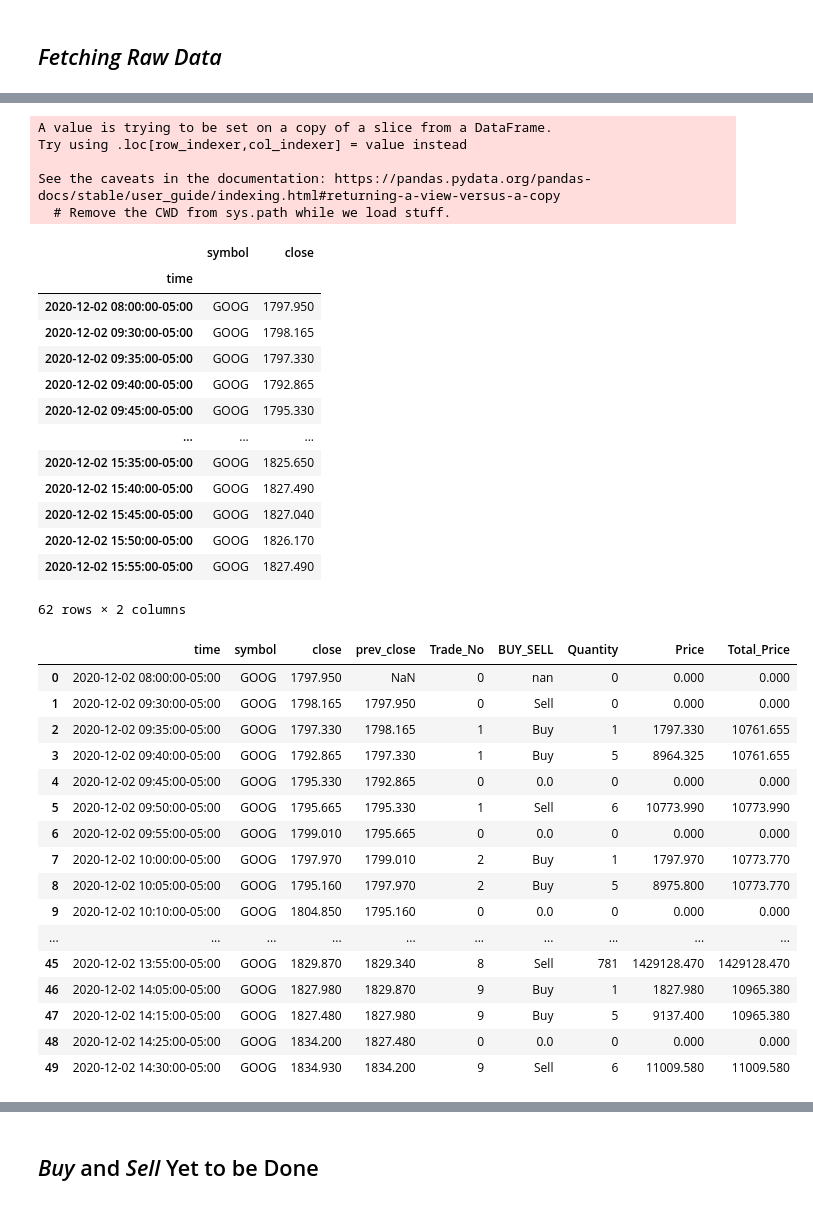
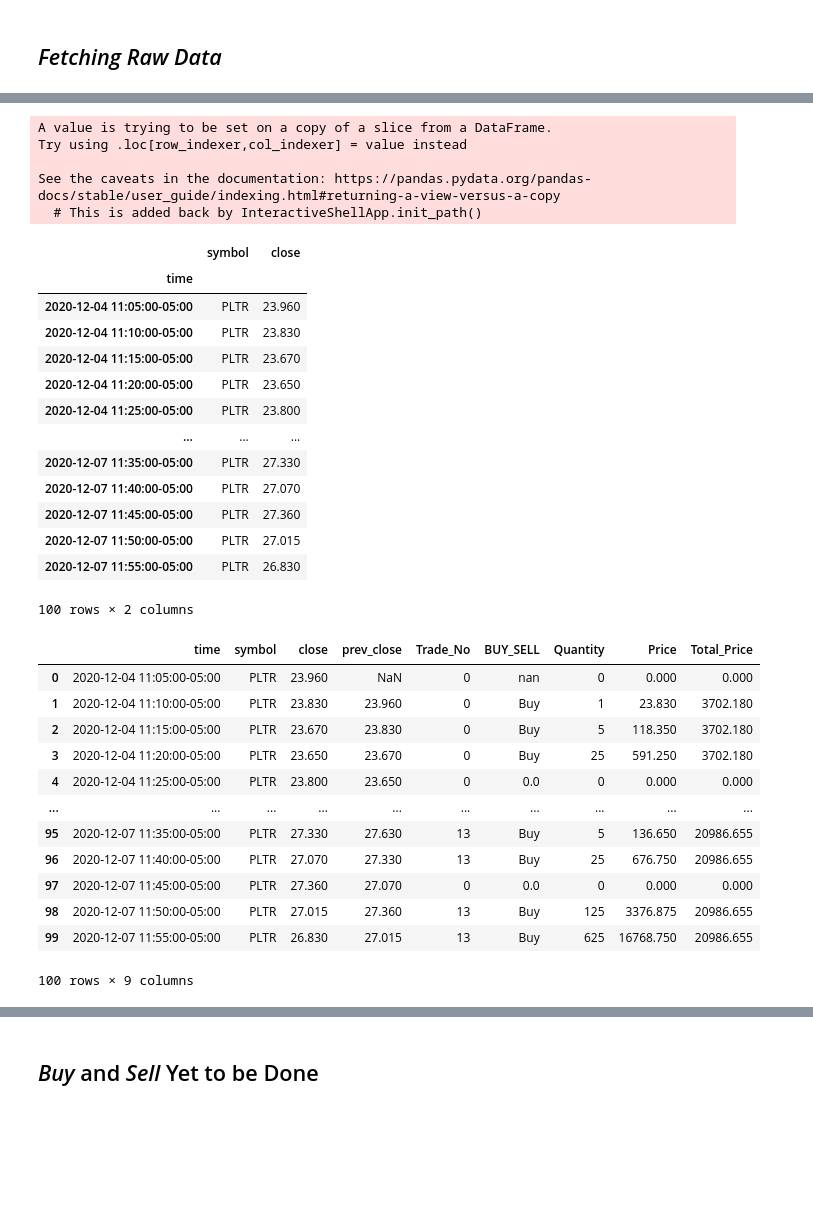
Before and after one commit to VinGit-droid/Martingale, a Jupyter notebook: Martingale.ipynb, the cells around one changed output, grey strips where cells are left out. Cells and saved outputs as stored; diff of their text form; code cells hidden in the pictures; blank space fills up the shorter version.

```diff
--- a/Martingale.ipynb
+++ b/Martingale.ipynb
@@ -154,10 +174,12 @@ def phase_2(test):
 #'NIO','GPS','UPRO'
 from datetime import timedelta
 #df['enddate'] = pd.to_datetime(df['enddate']) - timedelta(hours=3)
-NY = 'America/New_York'
+NY = 'America/Chicago'
 
 start = pd.Timestamp.now(tz=NY).isoformat()
-start = pd.to_datetime(start) - timedelta(minutes=15)
-start = start.isoformat()
+start = pd.Timestamp('2020-12-7 08:30', tz='America/Denver')
+
+#start = pd.to_datetime(start) - timedelta(minutes=15)
+#start = start.isoformat()
 start
 # %% [output]
@@ -165,14 +187,15 @@ start
 # %%
-NY = 'America/New_York'
-start=pd.Timestamp('2020-12-02', tz=NY).isoformat()
+#@title Default title text
+NY = 'America/Chicago'
+#start=pd.Timestamp('2020-12-02', tz=NY).isoformat()
 #start=pd.Timestamp.now(tz=NY).isoformat()
 
 end=pd.Timestamp('2020-12-30', tz=NY).isoformat()
-barset = api.get_barset('GOOG', '5Min',start=start, end=end).df
+barset = api.get_barset('PLTR', '5Min',start=start, end=end).df
 #barset = api.get_barset('GPS', '5Min', limit=3).df
 
-test = barset['GOOG']
-test['symbol'] = 'GOOG'
+test = barset['PLTR']
+test['symbol'] = 'PLTR'
 test = test[['symbol','close']]
 test
 # %% [output]
@@ -180,39 +203,35 @@ A value is trying to be set on a copy of a slice from a DataFrame.
 Try using .loc[row_indexer,col_indexer] = value instead
 
 See the caveats in the documentation: https://pandas.pydata.org/pandas-docs/stable/user_guide/indexing.html#returning-a-view-versus-a-copy
-  # Remove the CWD from sys.path while we load stuff.
+  # This is added back by InteractiveShellApp.init_path()
 |  | symbol | close |
 | time |  |  |
-| 2020-12-02 08:00:00-05:00 | GOOG | 1797.950 |
-| 2020-12-02 09:30:00-05:00 | GOOG | 1798.165 |
-| 2020-12-02 09:35:00-05:00 | GOOG | 1797.330 |
-| 2020-12-02 09:40:00-05:00 | GOOG | 1792.865 |
-| 2020-12-02 09:45:00-05:00 | GOOG | 1795.330 |
+| 2020-12-04 11:05:00-05:00 | PLTR | 23.960 |
+| 2020-12-04 11:10:00-05:00 | PLTR | 23.830 |
+| 2020-12-04 11:15:00-05:00 | PLTR | 23.670 |
+| 2020-12-04 11:20:00-05:00 | PLTR | 23.650 |
+| 2020-12-04 11:25:00-05:00 | PLTR | 23.800 |
 | ... | ... | ... |
-| 2020-12-02 15:35:00-05:00 | GOOG | 1825.650 |
-| 2020-12-02 15:40:00-05:00 | GOOG | 1827.490 |
-| 2020-12-02 15:45:00-05:00 | GOOG | 1827.040 |
-| 2020-12-02 15:50:00-05:00 | GOOG | 1826.170 |
-| 2020-12-02 15:55:00-05:00 | GOOG | 1827.490 |
+| 2020-12-07 11:35:00-05:00 | PLTR | 27.330 |
+| 2020-12-07 11:40:00-05:00 | PLTR | 27.070 |
+| 2020-12-07 11:45:00-05:00 | PLTR | 27.360 |
+| 2020-12-07 11:50:00-05:00 | PLTR | 27.015 |
+| 2020-12-07 11:55:00-05:00 | PLTR | 26.830 |
-62 rows × 2 columns
+100 rows × 2 columns
 # %%
 test = phase_2(test)
-test.head(50)
+test
 # %% [output]
 |  | time | symbol | close | prev_close | Trade_No | BUY_SELL | Quantity | Price | Total_Price |
-| 0 | 2020-12-02 08:00:00-05:00 | GOOG | 1797.950 | NaN | 0 | nan | 0 | 0.000 | 0.000 |
-| 1 | 2020-12-02 09:30:00-05:00 | GOOG | 1798.165 | 1797.950 | 0 | Sell | 0 | 0.000 | 0.000 |
-| 2 | 2020-12-02 09:35:00-05:00 | GOOG | 1797.330 | 1798.165 | 1 | Buy | 1 | 1797.330 | 10761.655 |
-| 3 | 2020-12-02 09:40:00-05:00 | GOOG | 1792.865 | 1797.330 | 1 | Buy | 5 | 8964.325 | 10761.655 |
-| 4 | 2020-12-02 09:45:00-05:00 | GOOG | 1795.330 | 1792.865 | 0 | 0.0 | 0 | 0.000 | 0.000 |
-| 5 | 2020-12-02 09:50:00-05:00 | GOOG | 1795.665 | 1795.330 | 1 | Sell | 6 | 10773.990 | 10773.990 |
-| 6 | 2020-12-02 09:55:00-05:00 | GOOG | 1799.010 | 1795.665 | 0 | 0.0 | 0 | 0.000 | 0.000 |
-| 7 | 2020-12-02 10:00:00-05:00 | GOOG | 1797.970 | 1799.010 | 2 | Buy | 1 | 1797.970 | 10773.770 |
-| 8 | 2020-12-02 10:05:00-05:00 | GOOG | 1795.160 | 1797.970 | 2 | Buy | 5 | 8975.800 | 10773.770 |
-| 9 | 2020-12-02 10:10:00-05:00 | GOOG | 1804.850 | 1795.160 | 0 | 0.0 | 0 | 0.000 | 0.000 |
+| 0 | 2020-12-04 11:05:00-05:00 | PLTR | 23.960 | NaN | 0 | nan | 0 | 0.000 | 0.000 |
+| 1 | 2020-12-04 11:10:00-05:00 | PLTR | 23.830 | 23.960 | 0 | Buy | 1 | 23.830 | 3702.180 |
+| 2 | 2020-12-04 11:15:00-05:00 | PLTR | 23.670 | 23.830 | 0 | Buy | 5 | 118.350 | 3702.180 |
+| 3 | 2020-12-04 11:20:00-05:00 | PLTR | 23.650 | 23.670 | 0 | Buy | 25 | 591.250 | 3702.180 |
+| 4 | 2020-12-04 11:25:00-05:00 | PLTR | 23.800 | 23.650 | 0 | 0.0 | 0 | 0.000 | 0.000 |
 | ... | ... | ... | ... | ... | ... | ... | ... | ... | ... |
-| 45 | 2020-12-02 13:55:00-05:00 | GOOG | 1829.870 | 1829.340 | 8 | Sell | 781 | 1429128.470 | 1429128.470 |
-| 46 | 2020-12-02 14:05:00-05:00 | GOOG | 1827.980 | 1829.870 | 9 | Buy | 1 | 1827.980 | 10965.380 |
-| 47 | 2020-12-02 14:15:00-05:00 | GOOG | 1827.480 | 1827.980 | 9 | Buy | 5 | 9137.400 | 10965.380 |
-| 48 | 2020-12-02 14:25:00-05:00 | GOOG | 1834.200 | 1827.480 | 0 | 0.0 | 0 | 0.000 | 0.000 |
-| 49 | 2020-12-02 14:30:00-05:00 | GOOG | 1834.930 | 1834.200 | 9 | Sell | 6 | 11009.580 | 11009.580 |
+| 95 | 2020-12-07 11:35:00-05:00 | PLTR | 27.330 | 27.630 | 13 | Buy | 5 | 136.650 | 20986.655 |
+| 96 | 2020-12-07 11:40:00-05:00 | PLTR | 27.070 | 27.330 | 13 | Buy | 25 | 676.750 | 20986.655 |
+| 97 | 2020-12-07 11:45:00-05:00 | PLTR | 27.360 | 27.070 | 0 | 0.0 | 0 | 0.000 | 0.000 |
+| 98 | 2020-12-07 11:50:00-05:00 | PLTR | 27.015 | 27.360 | 13 | Buy | 125 | 3376.875 | 20986.655 |
+| 99 | 2020-12-07 11:55:00-05:00 | PLTR | 26.830 | 27.015 | 13 | Buy | 625 | 16768.750 | 20986.655 |
+100 rows × 9 columns
```
Also changed, not shown: parts of 7 cells of this notebook.
